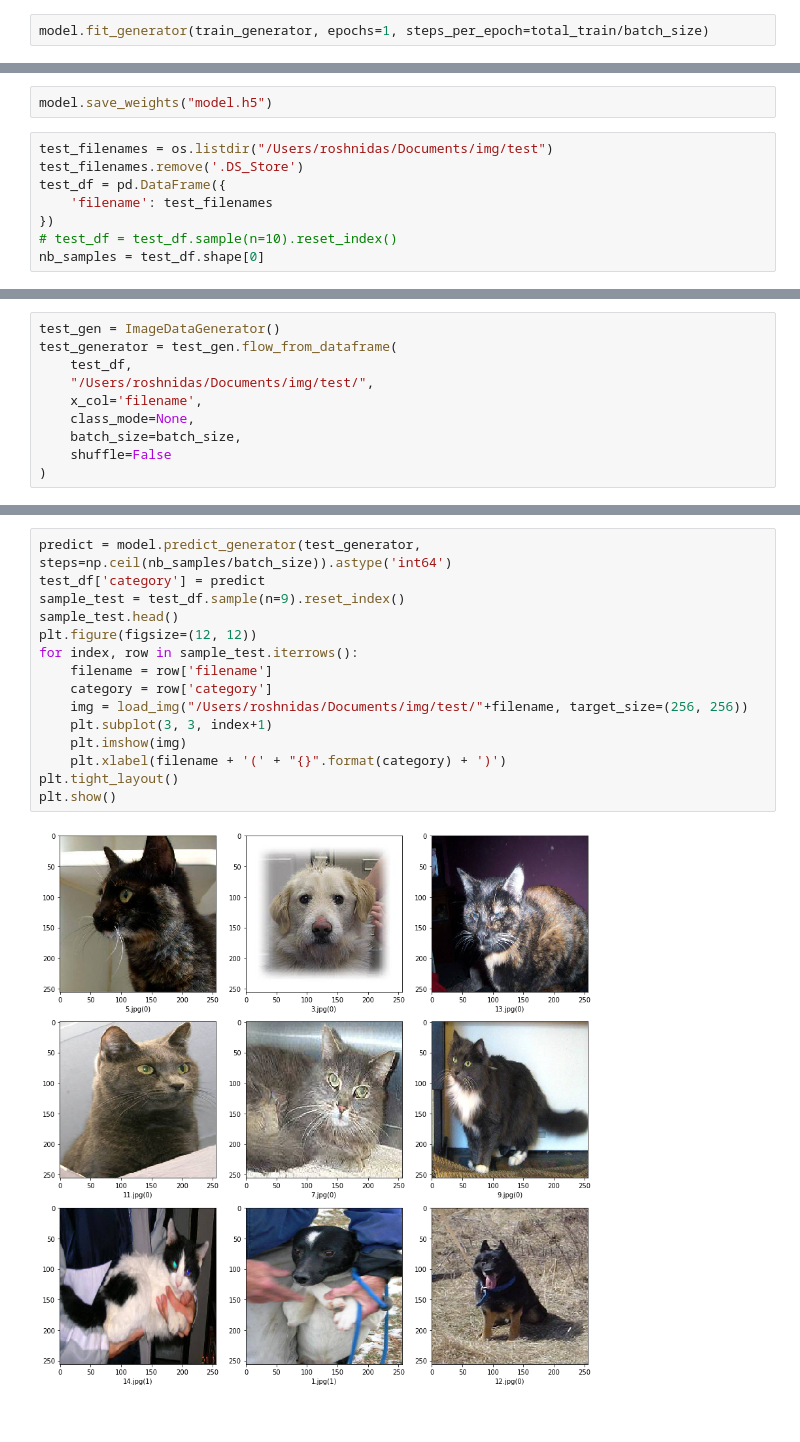
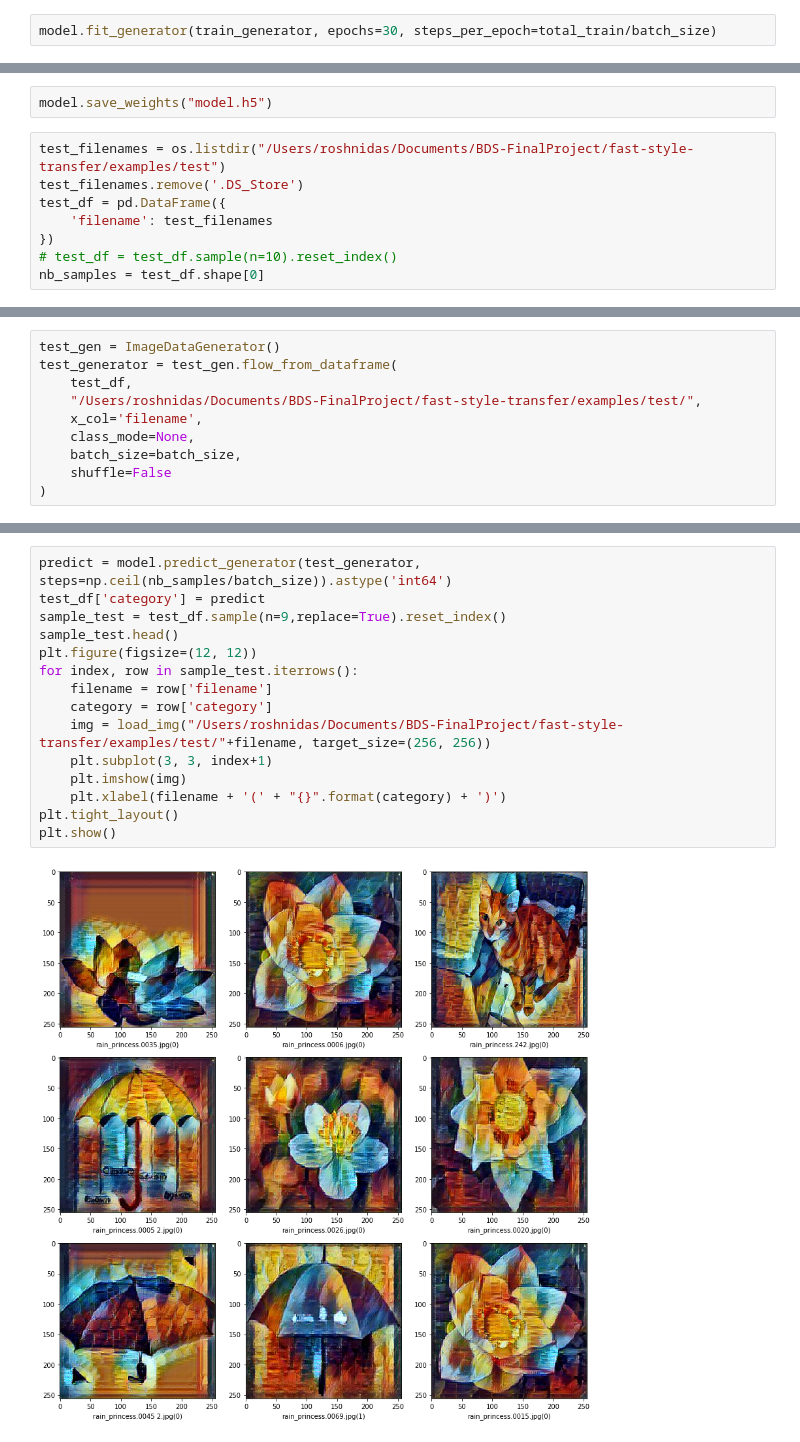
Before and after one commit to huynhtastic/art-smart, a Jupyter notebook: classifier/Trial.ipynb, the cells around one changed output, grey strips where cells are left out. Saved outputs shown, nothing was run; the diff lists cells and outputs as text.

```diff
--- a/classifier/Trial.ipynb
+++ b/classifier/Trial.ipynb
@@ -157,3 +171,3 @@ for X_batch, y_batch in train_generator:
 # %%
-model.fit_generator(train_generator, epochs=1, steps_per_epoch=total_train/batch_size)
+model.fit_generator(train_generator, epochs=30, steps_per_epoch=total_train/batch_size)
 # %% [output]
@@ -163,7 +192,7 @@ Epoch 1/1
 # %%
 model.save_weights("model.h5")
 # %%
-test_filenames = os.listdir("/Users/roshnidas/Documents/img/test")
+test_filenames = os.listdir("/Users/roshnidas/Documents/BDS-FinalProject/fast-style-transfer/examples/test")
 test_filenames.remove('.DS_Store')
 test_df = pd.DataFrame({
     'filename': test_filenames
@@ -172,0 +204,10 @@ nb_samples = test_df.shape[0]
+# %%
+test_gen = ImageDataGenerator()
+test_generator = test_gen.flow_from_dataframe(
+    test_df,
+    "/Users/roshnidas/Documents/BDS-FinalProject/fast-style-transfer/examples/test/",
+    x_col='filename',
+    class_mode=None,
+    batch_size=batch_size,
+    shuffle=False
+)
@@ -192,10 +236,0 @@ test_df
-# %%
-test_gen = ImageDataGenerator()
-test_generator = test_gen.flow_from_dataframe(
-    test_df,
-    "/Users/roshnidas/Documents/img/test/",
-    x_col='filename',
-    class_mode=None,
-    batch_size=batch_size,
-    shuffle=False
-)
@@ -204,20 +237,20 @@ Found 15 images.
 # %%
 predict = model.predict_generator(test_generator, steps=np.ceil(nb_samples/batch_size)).astype('int64')
 test_df['category'] = predict
-sample_test = test_df.sample(n=9).reset_index()
+sample_test = test_df.sample(n=9,replace=True).reset_index()
 sample_test.head()
 plt.figure(figsize=(12, 12))
 for index, row in sample_test.iterrows():
     filename = row['filename']
     category = row['category']
-    img = load_img("/Users/roshnidas/Documents/img/test/"+filename, target_size=(256, 256))
+    img = load_img("/Users/roshnidas/Documents/BDS-FinalProject/fast-style-transfer/examples/test/"+filename, target_size=(256, 256))
     plt.subplot(3, 3, index+1)
     plt.imshow(img)
     plt.xlabel(filename + '(' + "{}".format(category) + ')')
 plt.tight_layout()
 plt.show()
 # %% [output]
-[figure, old version]
+[figure, new version]
 # %%
 test_df
 # %% [output]
```
Also changed, not shown: parts of 14 cells of this notebook, 3 other files.
